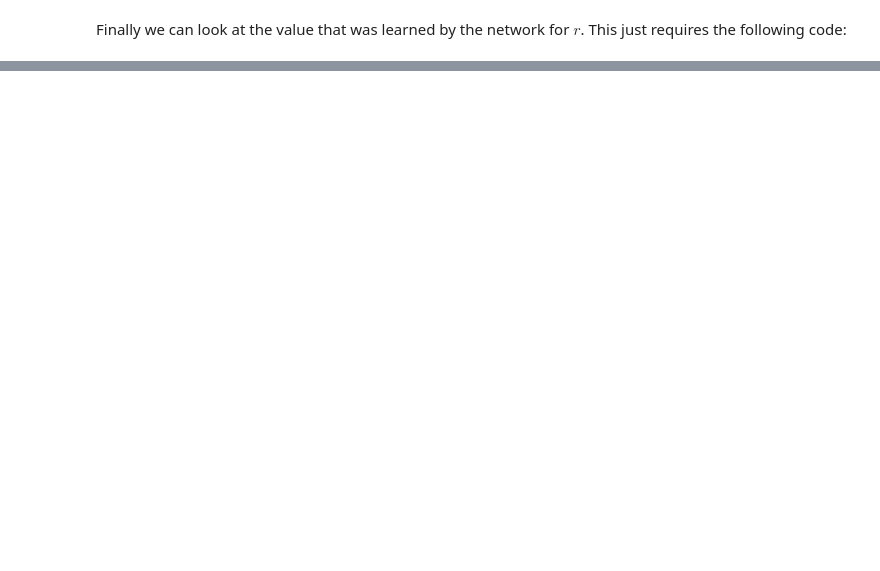
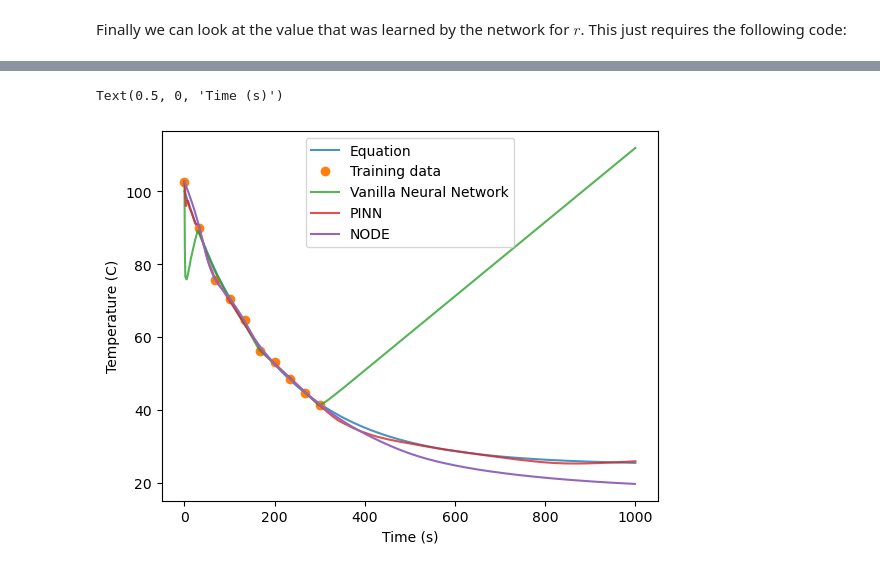
Before and after one commit to hrhampapura/ams_ai_shortcourse_2025, a Jupyter notebook: AMSAI2025_physicsai.ipynb, the cells around one changed output, grey strips where cells are left out. Saved outputs shown, nothing was run; the diff lists cells and outputs as text; code cells hidden in the pictures; blank space fills up the shorter version.

```diff
--- a/AMSAI2025_physicsai.ipynb
+++ b/AMSAI2025_physicsai.ipynb
@@ -435,0 +602,12 @@ Our model found a value very close to the real value $r=0.005$.
+# %%
+plt.plot(times, temps, alpha=0.8)
+plt.plot(t, T, 'o')
+plt.plot(times, preds, alpha=0.8)
+plt.plot(times, predspinn, alpha=0.8)
+plt.plot(extraptimes,extrapTemps[0,:,0].detach())
+plt.legend(labels=['Equation','Training data', 'Vanilla Neural Network','PINN','NODE'])
+plt.ylabel('Temperature (C)')
+plt.xlabel('Time (s)')
+# %% [output]
+Text(0.5, 0, 'Time (s)')
+[figure, added]
```
Also changed, not shown: parts of 29 cells of this notebook.
